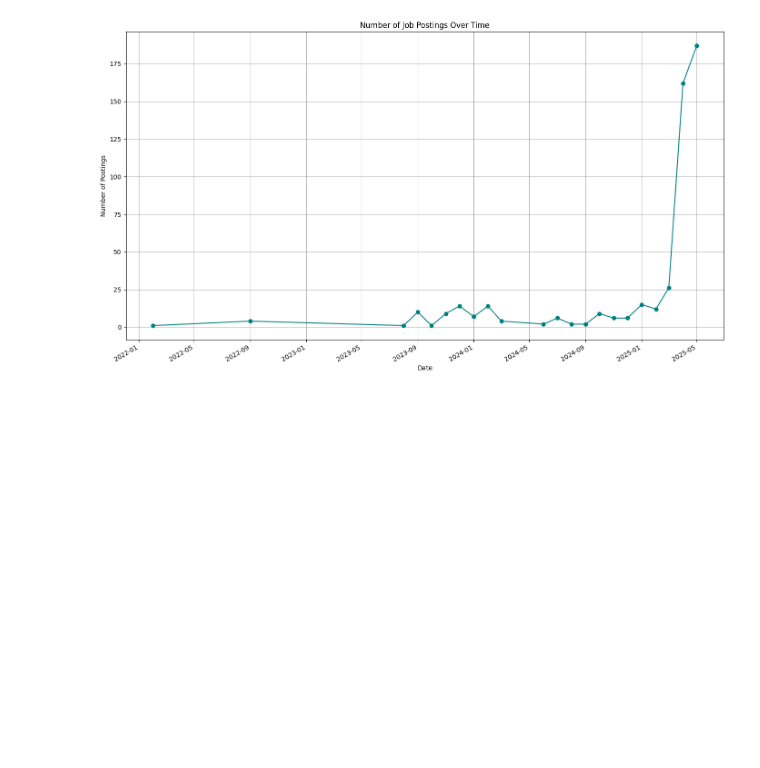
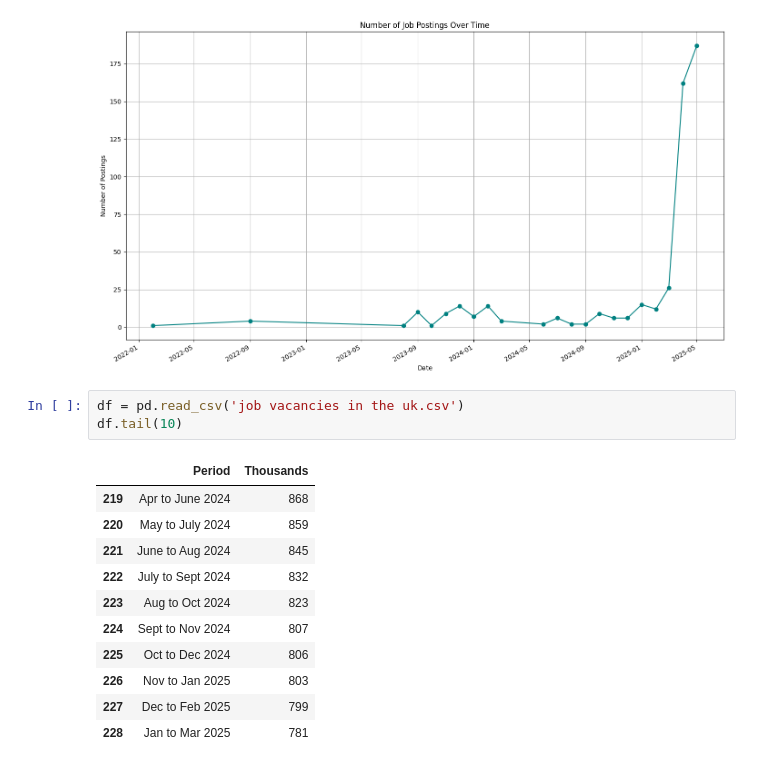
Before and after one commit to esther670/resume-screening-and-job-matching, a Jupyter notebook: EDA.ipynb, the cells around one changed output. Drawn from its saved outputs; the diff is of its cells as text; blank space fills up the shorter version.

```diff
--- a/EDA.ipynb
+++ b/EDA.ipynb
@@ -81,3 +84,18 @@ plt.tight_layout()
 plt.show()
 # %% [output]
 [figure]
+# %%
+df = pd.read_csv('job vacancies in the uk.csv')
+df.tail(10)
+# %% [output]
+|  | Period | Thousands |
+| 219 | Apr to June 2024 | 868 |
+| 220 | May to July 2024 | 859 |
+| 221 | June to Aug 2024 | 845 |
+| 222 | July to Sept 2024 | 832 |
+| 223 | Aug to Oct 2024 | 823 |
+| 224 | Sept to Nov 2024 | 807 |
+| 225 | Oct to Dec 2024 | 806 |
+| 226 | Nov to Jan 2025 | 803 |
+| 227 | Dec to Feb 2025 | 799 |
+| 228 | Jan to Mar 2025 | 781 |
```
Also changed, not shown: parts of 8 cells of this notebook, 7 other files.
